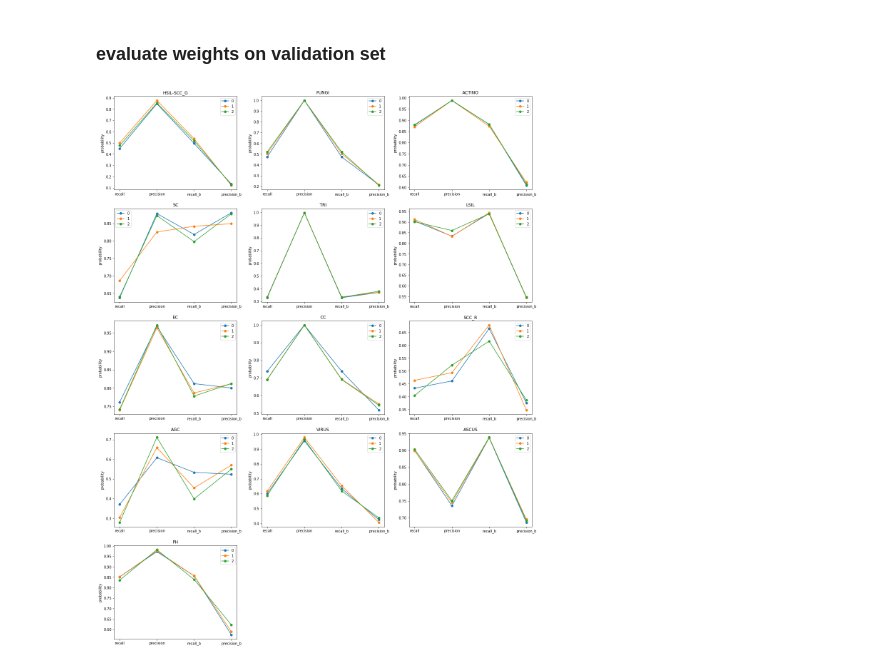
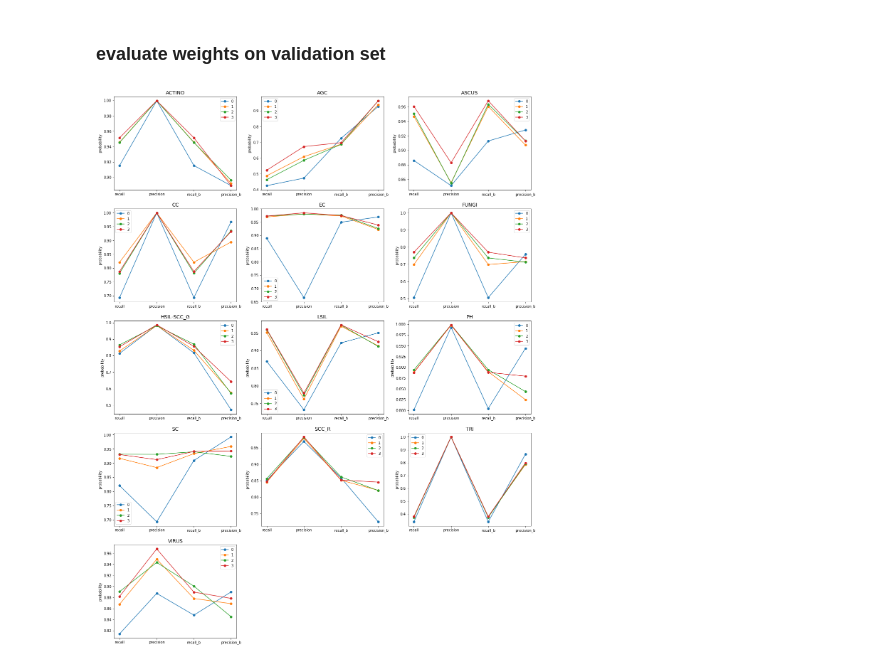
Before and after one commit to liyu10000/tct, a Jupyter notebook: conference/darknet/loss_vs_steps.ipynb, the cells around one changed output. Saved outputs shown, nothing was run; the diff lists cells and outputs as text; code cells hidden in the pictures.

Commit message:
updated evaluation, specifically on the calculation of bbox level results

```diff
--- a/conference/darknet/loss_vs_steps.ipynb
+++ b/conference/darknet/loss_vs_steps.ipynb
@@ -66,17 +66,19 @@ def parse_txt(txt):
                 passed = True
     return raw, ref
 # %%
+txt0 = "/home/ssd_array0/Develop/liyu/darknet/backup/gnet2/gnet2_200000.evaluation"
 txt1 = "/home/ssd_array0/Develop/liyu/darknet/backup/gnet2/gnet2_300000.evaluation"
 txt2 = "/home/ssd_array0/Develop/liyu/darknet/backup/gnet2/gnet2_400000.evaluation"
 txt3 = "/home/ssd_array0/Develop/liyu/darknet/backup/gnet2/gnet2.evaluation"
 
-txts = [txt1, txt2, txt3]
+txts = [txt0, txt1, txt2, txt3]
 results = {}
 for i,txt in enumerate(txts):
     raw, ref = parse_txt(txt)
     results[i] = {"raw":raw, "ref":ref}
 # %%
-classes = results[0]["ref"].keys()
+classes = list(results[0]["ref"].keys())
+classes.sort()
 xs = ["recall", "precision", "recall_b", "precision_b"]
 plot_data = {class_i:{i:[] for i in range(len(txts))} for class_i in classes}
 for class_i in classes:
@@ -85,16 +87,16 @@ for class_i in classes:
 # %%
 f = plt.figure(figsize=(21, 28))
 
 for i,class_i in enumerate(classes):
     ax = f.add_subplot(5, 3, i+1)
-    ax.set_title(class_i, fontsize=12)
+    ax.set_title(class_i, fontsize=14)
     data_i = plot_data[class_i]
     for key,value in data_i.items():
         ax.plot(xs, value, label=str(key), marker='o')
     ax.legend()
     # ax.set_xlabel("evaluation", fontsize=10)
     ax.set_ylabel("probability", fontsize=10)
 
 plt.show()
 # %% [output]
-[figure, old version]
+[figure, new version]
```
Also changed, not shown: 1 other file.
